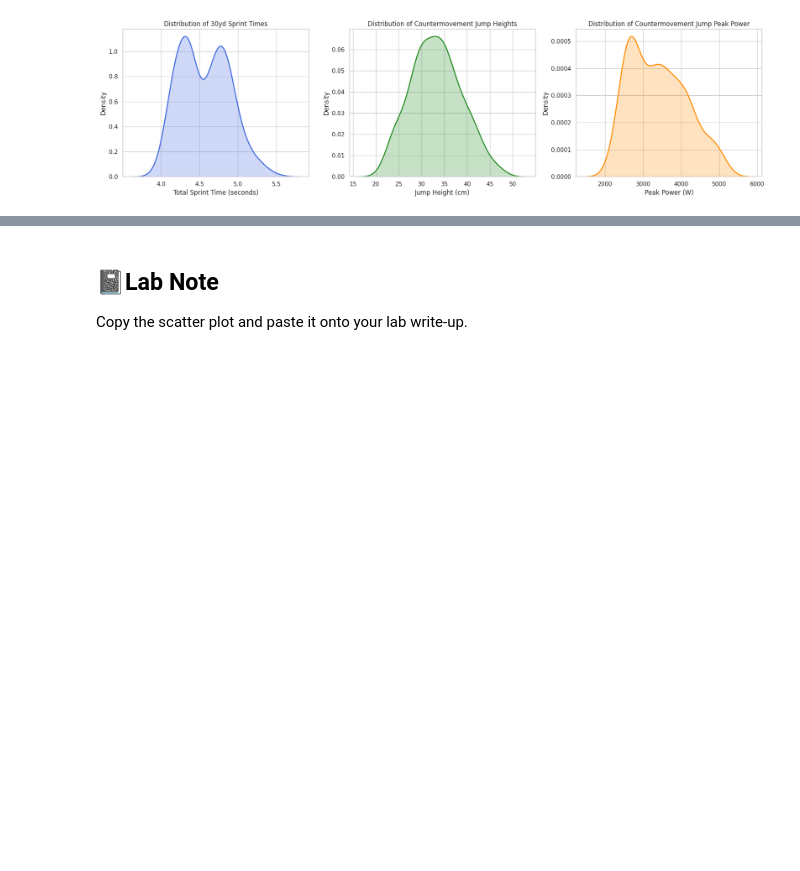
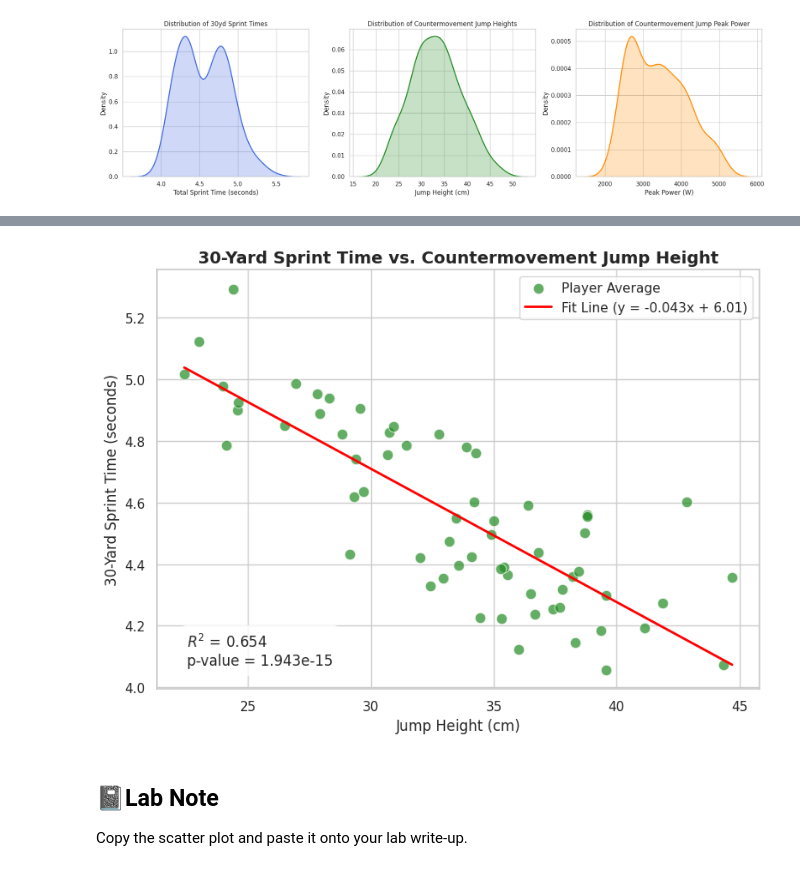
Before and after one commit to plnu-biomechanics/kin4042, a Jupyter notebook: notebooks/kin4042_lab3_key.ipynb, the cells around one changed output, grey strips where cells are left out. Drawn from its saved outputs; the diff is of its cells as text; code cells hidden in the pictures; blank space fills up the shorter version.

```diff
--- a/notebooks/kin4042_lab3_key.ipynb
+++ b/notebooks/kin4042_lab3_key.ipynb
@@ -358,3 +354,94 @@ Generate code that creates a scatter plot of bat speed and grip strength on the
+# %%
+# =======================================
+#  Code generated or assisted by Claude
+# =======================================
+import pandas as pd
+import numpy as np
+import matplotlib.pyplot as plt
+import seaborn as sns
+from scipy import stats
+import os
+import urllib.request
+
+# Define directories and file paths
+data_dir = "kin4042/lab3"
+os.makedirs(data_dir, exist_ok=True)
+
+cmj_path = os.path.join(data_dir, "plnu_hp_cmj.csv")
+speed_path = os.path.join(data_dir, "plnu_hp_smartspeed_30yd.csv")
+
+# Download files if they do not exist
+if not os.path.exists(speed_path) or not os.path.exists(cmj_path):
+    cmj_url = "https://raw.githubusercontent.com/plnu-biomechanics/kin4042/refs/heads/main/labs/plnu_hp_cmj.csv"
+    speed_url = "https://raw.githubusercontent.com/plnu-biomechanics/kin4042/refs/heads/main/labs/plnu_hp_smartspeed_30yd.csv"
+    urllib.request.urlretrieve(cmj_url, cmj_path)
+    urllib.request.urlretrieve(speed_url, speed_path)
+
+# Load DataFrames
+speed_df = pd.read_csv(speed_path)
+cmj_df = pd.read_csv(cmj_path)
+
+# Clean Speed DataFrame using IQR
+Q1_speed = speed_df['Total'].quantile(0.25)
+Q3_speed = speed_df['Total'].quantile(0.75)
+IQR_speed = Q3_speed - Q1_speed
+speed_df_cleaned = speed_df[(speed_df['Total'] >= Q1_speed - 1.5 * IQR_speed) & (speed_df['Total'] <= Q3_speed + 1.5 * IQR_speed)]
+
+# Clean CMJ DataFrame using IQR
+cmj_df_cleaned = cmj_df.copy()
+for col in ['Jump Height (Imp-Mom) [cm] ', 'Peak Power [W] ']:
+    Q1_cmj = cmj_df_cleaned[col].quantile(0.25)
+    Q3_cmj = cmj_df_cleaned[col].quantile(0.75)
+    IQR_cmj = Q3_cmj - Q1_cmj
+    cmj_df_cleaned = cmj_df_cleaned[(cmj_df_cleaned[col] >= Q1_cmj - 1.5 * IQR_cmj) & (cmj_df_cleaned[col] <= Q3_cmj + 1.5 * IQR_cmj)]
+
+# 1. Aggregate trials by player (subject_uuid) to get mean sprint time and mean jump height
+player_speed = speed_df_cleaned.groupby('subject_uuid')['Total'].mean().reset_index()
+player_cmj = cmj_df_cleaned.groupby('subject_uuid')['Jump Height (Imp-Mom) [cm] '].mean().reset_index()
+
+# 2. Merge the datasets on subject_uuid
+merged_df = pd.merge(player_speed, player_cmj, on='subject_uuid')
+
+# Extract x and y variables
+x = merged_df['Jump Height (Imp-Mom) [cm] ']
+y = merged_df['Total']
+
+# 3. Calculate the linear regression parameters
+slope, intercept, r_value, p_value, std_err = stats.linregress(x, y)
+r_squared = r_value ** 2
+
+# 4. Create the scatter plot with regression line
+plt.figure(figsize=(8, 6))
+sns.set_theme(style="whitegrid")
+
+# Scatter plot of the data
+sns.scatterplot(x=x, y=y, color='forestgreen', alpha=0.7, s=80, label='Player Average')
+
+# Regression line plotting
+x_range = np.linspace(x.min(), x.max(), 100)
+y_pred = slope * x_range + intercept
+plt.plot(x_range, y_pred, color='red', lw=2, label=f'Fit Line (y = {slope:.3f}x + {intercept:.2f})')
+
+# Titles and Labels
+plt.title('30-Yard Sprint Time vs. Countermovement Jump Height', fontsize=14, fontweight='bold')
+plt.xlabel('Jump Height (cm)', fontsize=12)
+plt.ylabel('30-Yard Sprint Time (seconds)', fontsize=12)
+
+# Annotate the R-squared value on the plot
+plt.text(
+    0.05, 0.05,
+    f'$R^2$ = {r_squared:.3f}\np-value = {p_value:.3e}',
+    transform=plt.gca().transAxes,
+    fontsize=12,
+    verticalalignment='bottom',
+    bbox=dict(boxstyle='round,pad=0.5', facecolor='white', alpha=0.8)
+)
+
+plt.legend(loc='upper right')
+plt.tight_layout()
+plt.show()
+# %% [output]
+[figure, added]
 # %% [markdown]
 ## 📓Lab Note
 
```
Also changed, not shown: parts of 3 cells of this notebook.
